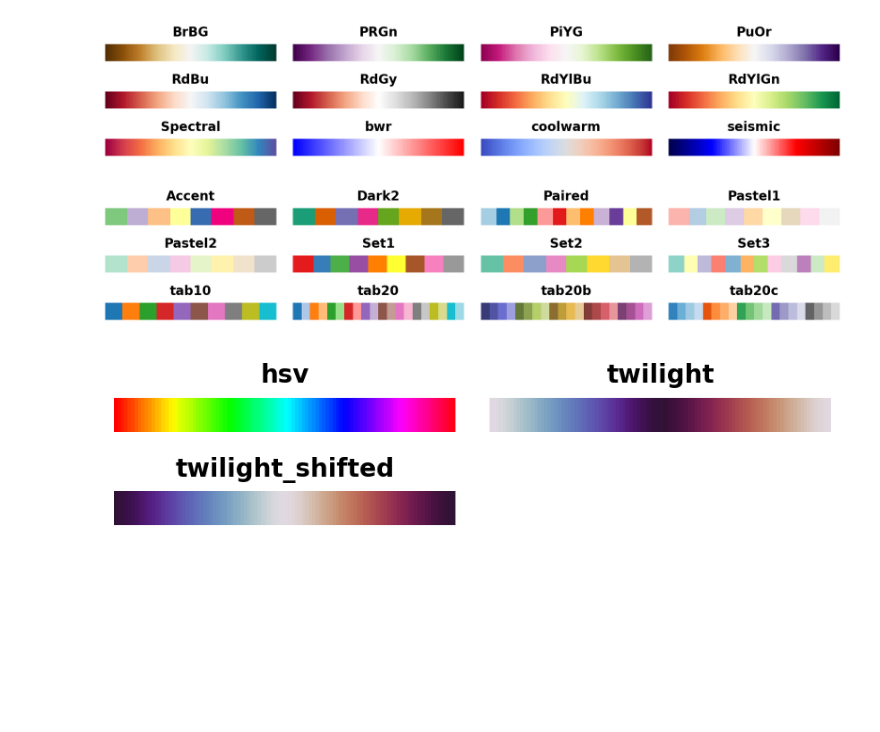
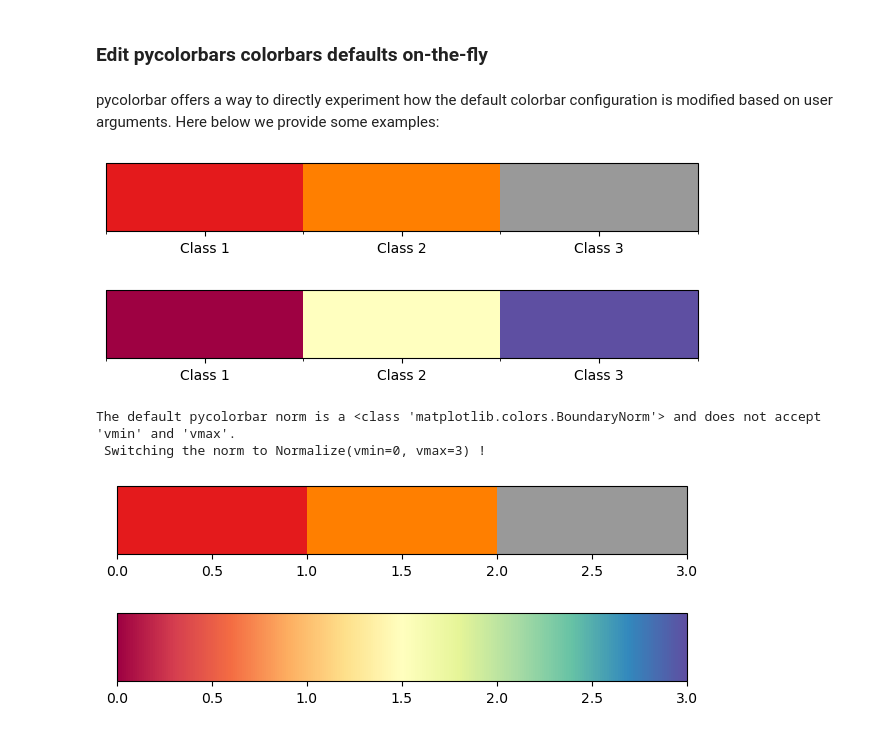
Before and after one commit to ghiggi/pycolorbar, a Jupyter notebook: tutorials/Introduction_univariate_colorbars.ipynb, the cells around one changed output. Saved outputs shown, nothing was run; the diff lists cells and outputs as text; code cells hidden in the pictures; blank space fills up the shorter version.

```diff
--- a/tutorials/Introduction_univariate_colorbars.ipynb
+++ b/tutorials/Introduction_univariate_colorbars.ipynb
@@ -304,15 +323,18 @@ pycolorbar.show_colormaps(category="sequential")
-# %%
-pycolorbar.available_colormaps(category="diverging")
-pycolorbar.show_colormaps(category="diverging")
-# %% [output]
-[figure, removed]
-# %%
-pycolorbar.available_colormaps(category="qualitative")
-pycolorbar.show_colormaps(category="qualitative")
-# %% [output]
-[figure, removed]
-# %%
-pycolorbar.available_colormaps(category="cyclic")
-pycolorbar.show_colormaps(category="cyclic")
-# %% [output]
-[figure, removed]
+# %% [markdown]
+### Edit pycolorbars colorbars defaults on-the-fly
+# %% [markdown]
+pycolorbar offers a way to directly experiment how the default colorbar configuration is modified based on user arguments.
+Here below we provide some examples:
+# %%
+from matplotlib.colors import Normalize
+pycolorbar.show_colorbar("category_colorbar")
+pycolorbar.show_colorbar("category_colorbar", user_plot_kwargs={"cmap": "Spectral"})  # change colormap, labels conserved !
+pycolorbar.show_colorbar("category_colorbar", user_plot_kwargs={"vmin": 0, "vmax": 3}) # change norm, but colormap conserved !
+pycolorbar.show_colorbar("category_colorbar", user_plot_kwargs={"cmap": "Spectral", "norm": Normalize(vmin=0, vmax=3)})
+# %% [output]
+[figure, added]
+[figure, added]
+The default pycolorbar norm is a <class 'matplotlib.colors.BoundaryNorm'> and does not accept 'vmin' and 'vmax'.
+ Switching the norm to Normalize(vmin=0, vmax=3) !
+[figure, added]
+[figure, added]
```
Also changed, not shown: parts of 90 cells of this notebook, 16 other files.
